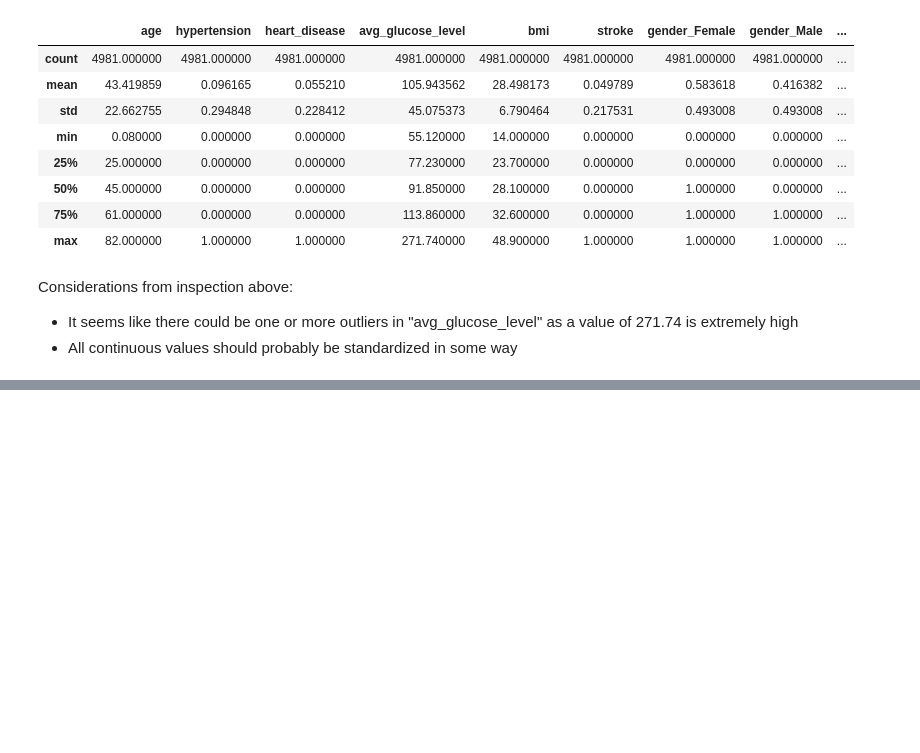
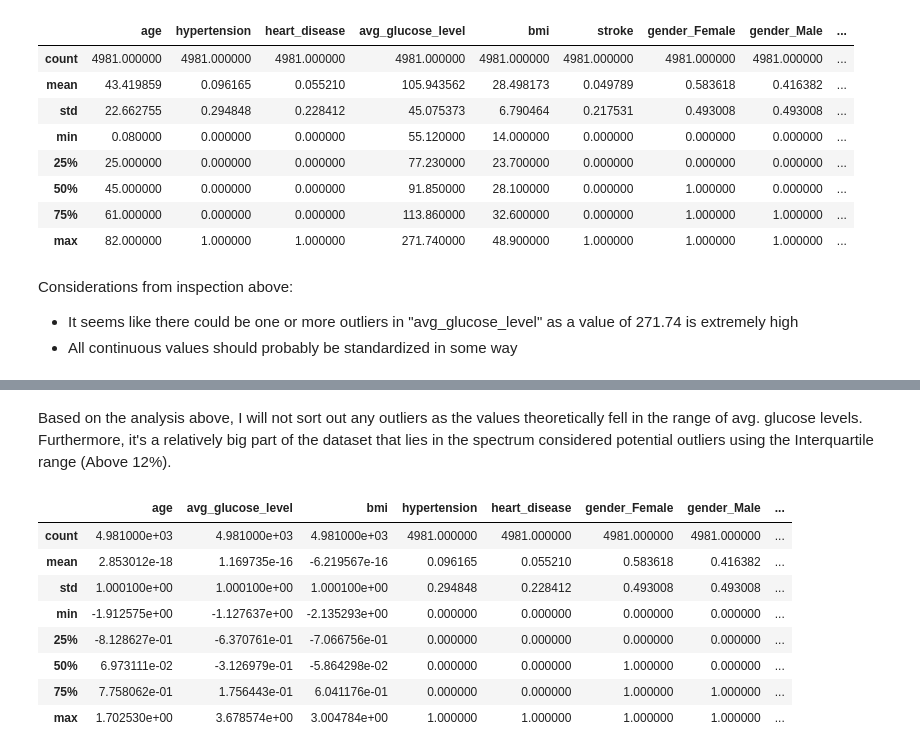
Before and after one commit to NK221088/Brain_stroke_classification, a Jupyter notebook: Load_data.ipynb, the cells around one changed output, grey strips where cells are left out. Saved outputs shown, nothing was run; the diff lists cells and outputs as text; code cells hidden in the pictures; blank space fills up the shorter version.

```diff
--- a/Load_data.ipynb
+++ b/Load_data.ipynb
@@ -60,2 +79,29 @@ NameError: name 'scaled_features' is not defined
+# %% [markdown]
+Based on the analysis above, I will not sort out any outliers as the values theoretically fell in the range of avg. glucose levels. Furthermore, it's a relatively big part of the dataset that lies in the spectrum considered potential outliers using the Interquartile range (Above 12%).
+# %%
+# Standardizing columns:
+
+#Defining scaler
+scaler = StandardScaler()
+
+# Convert scaled features back to DataFrame
+binary_features = features[["hypertension", "heart_disease", "gender_Female", "gender_Male", "ever_married_No", "ever_married_Yes",	"work_type_Govt_job", "work_type_Private", "work_type_Self-employed", "work_type_children",	"Residence_type_Rural",	"Residence_type_Urban",	"smoking_status_Unknown", "smoking_status_formerly smoked",	"smoking_status_never smoked",	"smoking_status_smokes"]]
+continuous_features = features[["age", "avg_glucose_level", "bmi"]]
+scaled_continuous = scaler.fit_transform(continuous_features)
+scaled_continuous_df = pd.DataFrame(scaled_continuous, columns=continuous_features.columns, index=features.index)
+
+#Combine continuous and discrete features:
+features_df = pd.concat([scaled_continuous_df, binary_features], axis=1)
+features_df.describe()
+# %% [output]
+|  | age | avg_glucose_level | bmi | hypertension | heart_disease | gender_Female | gender_Male | ... |
+| count | 4.981000e+03 | 4.981000e+03 | 4.981000e+03 | 4981.000000 | 4981.000000 | 4981.000000 | 4981.000000 | ... |
+| mean | 2.853012e-18 | 1.169735e-16 | -6.219567e-16 | 0.096165 | 0.055210 | 0.583618 | 0.416382 | ... |
+| std | 1.000100e+00 | 1.000100e+00 | 1.000100e+00 | 0.294848 | 0.228412 | 0.493008 | 0.493008 | ... |
+| min | -1.912575e+00 | -1.127637e+00 | -2.135293e+00 | 0.000000 | 0.000000 | 0.000000 | 0.000000 | ... |
+| 25% | -8.128627e-01 | -6.370761e-01 | -7.066756e-01 | 0.000000 | 0.000000 | 0.000000 | 0.000000 | ... |
+| 50% | 6.973111e-02 | -3.126979e-01 | -5.864298e-02 | 0.000000 | 0.000000 | 1.000000 | 0.000000 | ... |
+| 75% | 7.758062e-01 | 1.756443e-01 | 6.041176e-01 | 0.000000 | 0.000000 | 1.000000 | 1.000000 | ... |
+| max | 1.702530e+00 | 3.678574e+00 | 3.004784e+00 | 1.000000 | 1.000000 | 1.000000 | 1.000000 | ... |
 # %%
 fig = plt.figure(figsize=(10,10))
```
Also changed, not shown: parts of 5 cells of this notebook, 1 other file.
